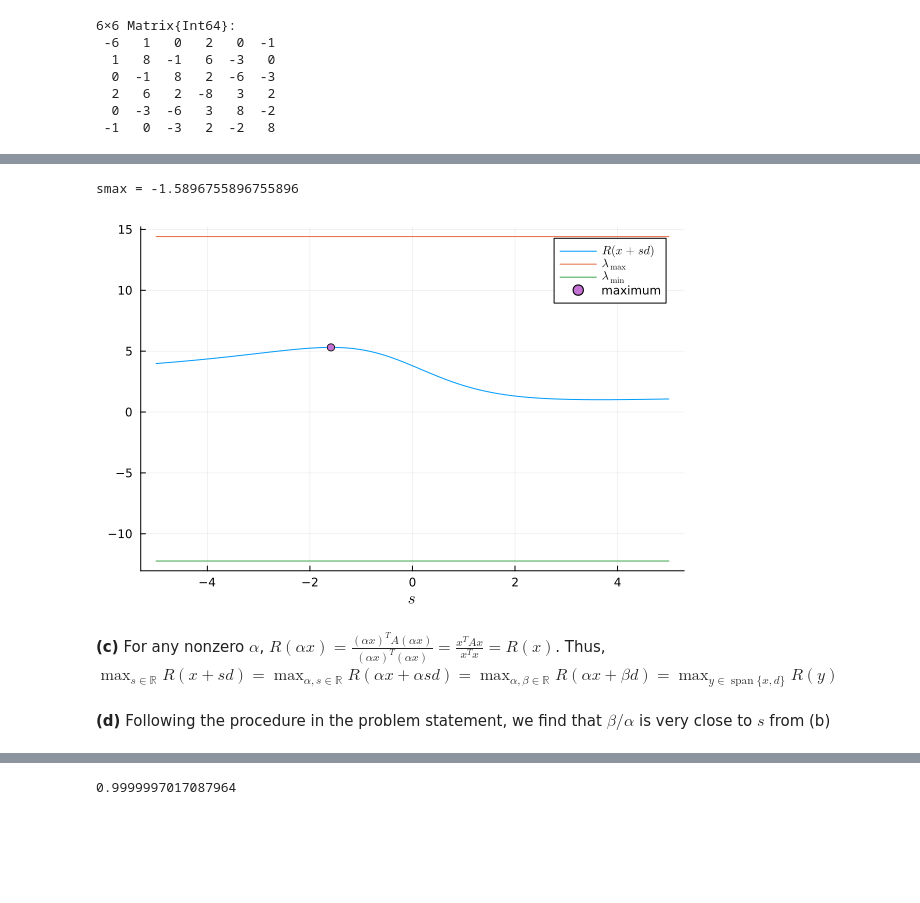
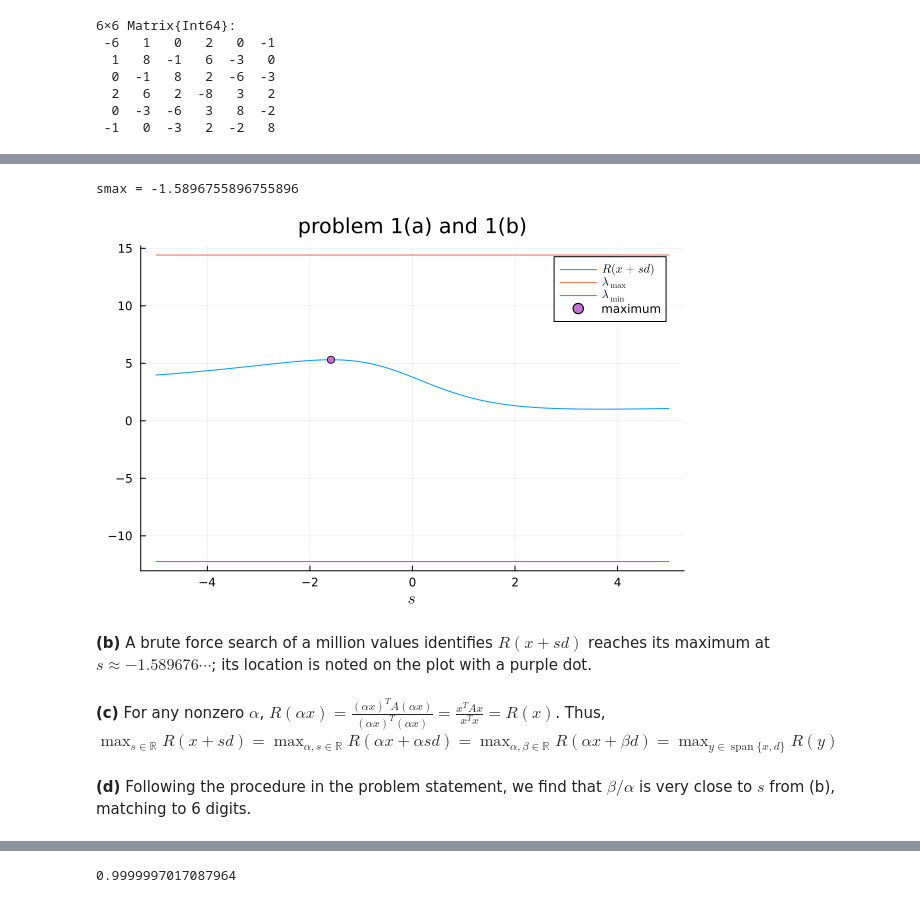
Before and after one commit to mitmath/numerical_spoke_linalg, a Jupyter notebook: psets/pset3sol.ipynb, the cells around one changed output, grey strips where cells are left out. Drawn from its saved outputs; the diff is of its cells as text; code cells hidden in the pictures; blank space fills up the shorter version.

```diff
--- a/psets/pset3sol.ipynb
+++ b/psets/pset3sol.ipynb
@@ -60,19 +64,21 @@ using LinearAlgebra
 # %%
 using Plots, LaTeXStrings
 R(x) = x'*A*x / x'x
 s = range(-5,5, length=1000)
 plot(s, [R(x + s*d) for s in s], label=L"R(x+sd)", xlabel=L"s")
 plot!(s, fill(λmax, length(s)), label=L"\lambda_{\max}")
 plot!(s, fill(λmin, length(s)), label=L"\lambda_{\min}")
 
 smax = argmax(s -> R(x + s*d), range(-2,0, length=10^6))
 @show smax
-scatter!([smax], [R(x + smax*d)], label="maximum")
+scatter!([smax], [R(x + smax*d)], label="maximum", title="problem 1(a) and 1(b)")
 # %% [output]
 smax = -1.5896755896755896
-[figure, old version]
+[figure, new version]
+# %% [markdown]
+**(b)** A brute force search of a million values identifies $R(x+sd)$ reaches its maximum at $s\approx-1.589676\cdots$; its location is noted on the plot with a purple dot.
 # %% [markdown]
 **(c)** For any nonzero $\alpha$, $R(\alpha x) = \frac{(\alpha x)^T A (\alpha x)}{(\alpha x)^T (\alpha x)} = \frac{x^T A x}{x^T x} = R(x)$. Thus, $\max_{s \in \mathbb{R}} R(x + sd) = \max_{\alpha, s\in \mathbb{R}} R(\alpha x + \alpha sd) = \max_{\alpha, \beta \in \mathbb{R}} R(\alpha x + \beta d) = \max_{y \in \operatorname{span}\{x,d\}} R(y)$
 # %% [markdown]
-**(d)** Following the procedure in the problem statement, we find that $\beta/\alpha$ is very close to $s$ from (b)
+**(d)** Following the procedure in the problem statement, we find that $\beta/\alpha$ is very close to $s$ from (b), matching to 6 digits.
 # %%
```
Also changed, not shown: parts of 14 cells of this notebook.
